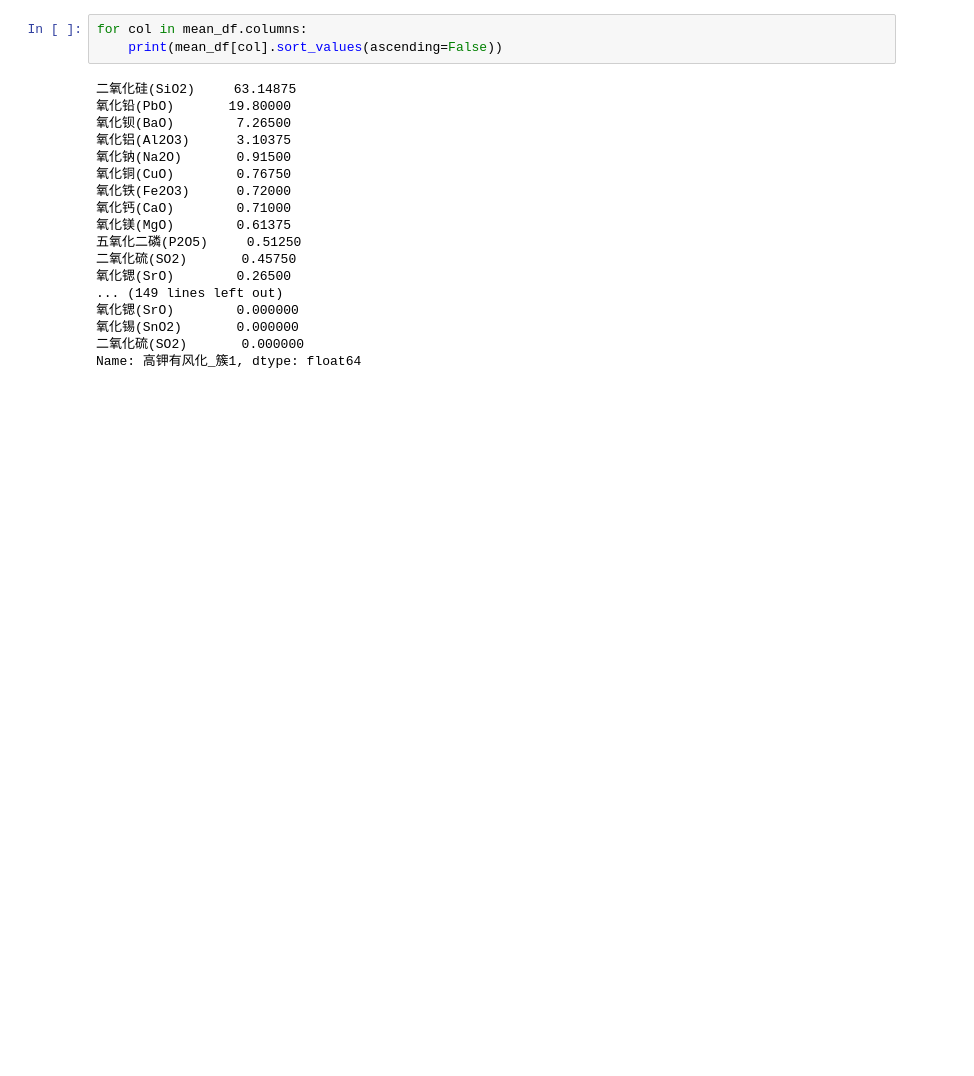
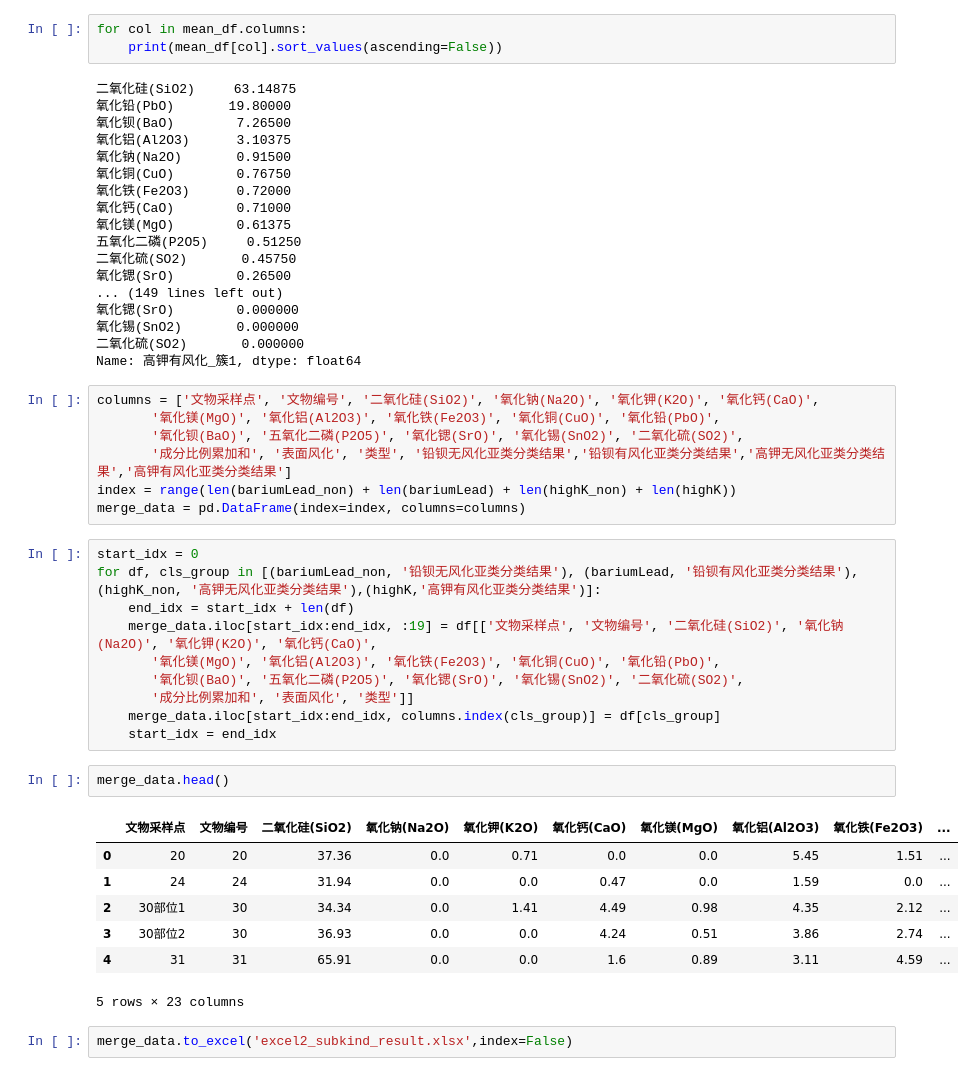
Before and after one commit to 17ayyy/Problem_2022C, a Jupyter notebook: code/Problem2_2.ipynb, the cells around one changed output. Cells and saved outputs as stored; diff of their text form; blank space fills up the shorter version.

```diff
--- a/code/Problem2_2.ipynb
+++ b/code/Problem2_2.ipynb
@@ -177,3 +177,32 @@ for col in mean_df.columns:
 氧化锡(SnO2)       0.000000
 二氧化硫(SO2)       0.000000
 Name: 高钾有风化_簇1, dtype: float64
+# %%
+columns = ['文物采样点', '文物编号', '二氧化硅(SiO2)', '氧化钠(Na2O)', '氧化钾(K2O)', '氧化钙(CaO)',
+       '氧化镁(MgO)', '氧化铝(Al2O3)', '氧化铁(Fe2O3)', '氧化铜(CuO)', '氧化铅(PbO)',
+       '氧化钡(BaO)', '五氧化二磷(P2O5)', '氧化锶(SrO)', '氧化锡(SnO2)', '二氧化硫(SO2)',
+       '成分比例累加和', '表面风化', '类型', '铅钡无风化亚类分类结果','铅钡有风化亚类分类结果','高钾无风化亚类分类结果','高钾有风化亚类分类结果']
+index = range(len(bariumLead_non) + len(bariumLead) + len(highK_non) + len(highK))
+merge_data = pd.DataFrame(index=index, columns=columns)
+# %%
+start_idx = 0
+for df, cls_group in [(bariumLead_non, '铅钡无风化亚类分类结果'), (bariumLead, '铅钡有风化亚类分类结果'), (highK_non, '高钾无风化亚类分类结果'),(highK,'高钾有风化亚类分类结果')]:
+    end_idx = start_idx + len(df)
+    merge_data.iloc[start_idx:end_idx, :19] = df[['文物采样点', '文物编号', '二氧化硅(SiO2)', '氧化钠(Na2O)', '氧化钾(K2O)', '氧化钙(CaO)',
+       '氧化镁(MgO)', '氧化铝(Al2O3)', '氧化铁(Fe2O3)', '氧化铜(CuO)', '氧化铅(PbO)',
+       '氧化钡(BaO)', '五氧化二磷(P2O5)', '氧化锶(SrO)', '氧化锡(SnO2)', '二氧化硫(SO2)',
+       '成分比例累加和', '表面风化', '类型']]
+    merge_data.iloc[start_idx:end_idx, columns.index(cls_group)] = df[cls_group]
+    start_idx = end_idx
+# %%
+merge_data.head()
+# %% [output]
+|  | 文物采样点 | 文物编号 | 二氧化硅(SiO2) | 氧化钠(Na2O) | 氧化钾(K2O) | 氧化钙(CaO) | 氧化镁(MgO) | 氧化铝(Al2O3) | 氧化铁(Fe2O3) | ... |
+| 0 | 20 | 20 | 37.36 | 0.0 | 0.71 | 0.0 | 0.0 | 5.45 | 1.51 | ... |
+| 1 | 24 | 24 | 31.94 | 0.0 | 0.0 | 0.47 | 0.0 | 1.59 | 0.0 | ... |
+| 2 | 30部位1 | 30 | 34.34 | 0.0 | 1.41 | 4.49 | 0.98 | 4.35 | 2.12 | ... |
+| 3 | 30部位2 | 30 | 36.93 | 0.0 | 0.0 | 4.24 | 0.51 | 3.86 | 2.74 | ... |
+| 4 | 31 | 31 | 65.91 | 0.0 | 0.0 | 1.6 | 0.89 | 3.11 | 4.59 | ... |
+5 rows × 23 columns
+# %%
+merge_data.to_excel('excel2_subkind_result.xlsx',index=False)
```
